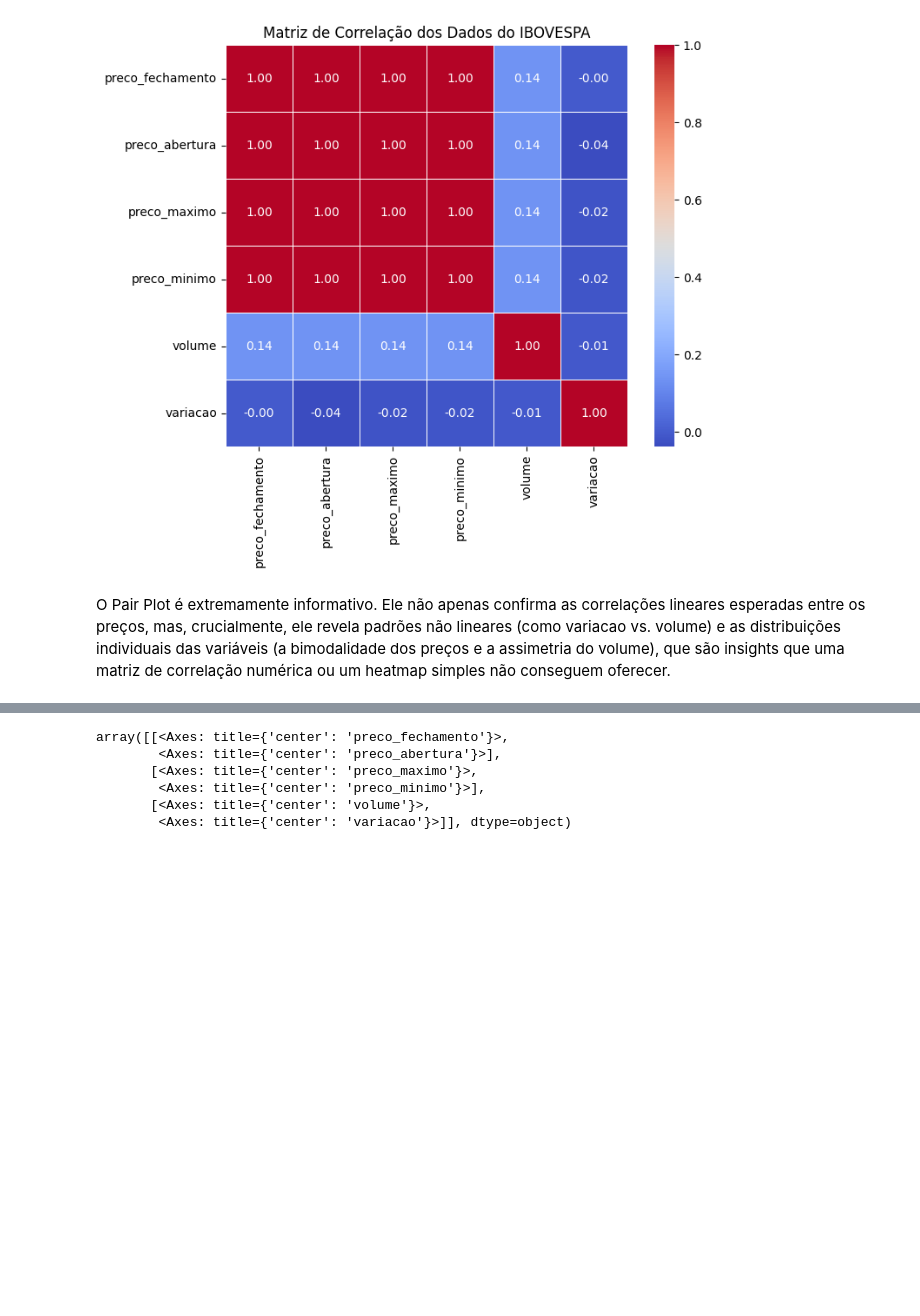
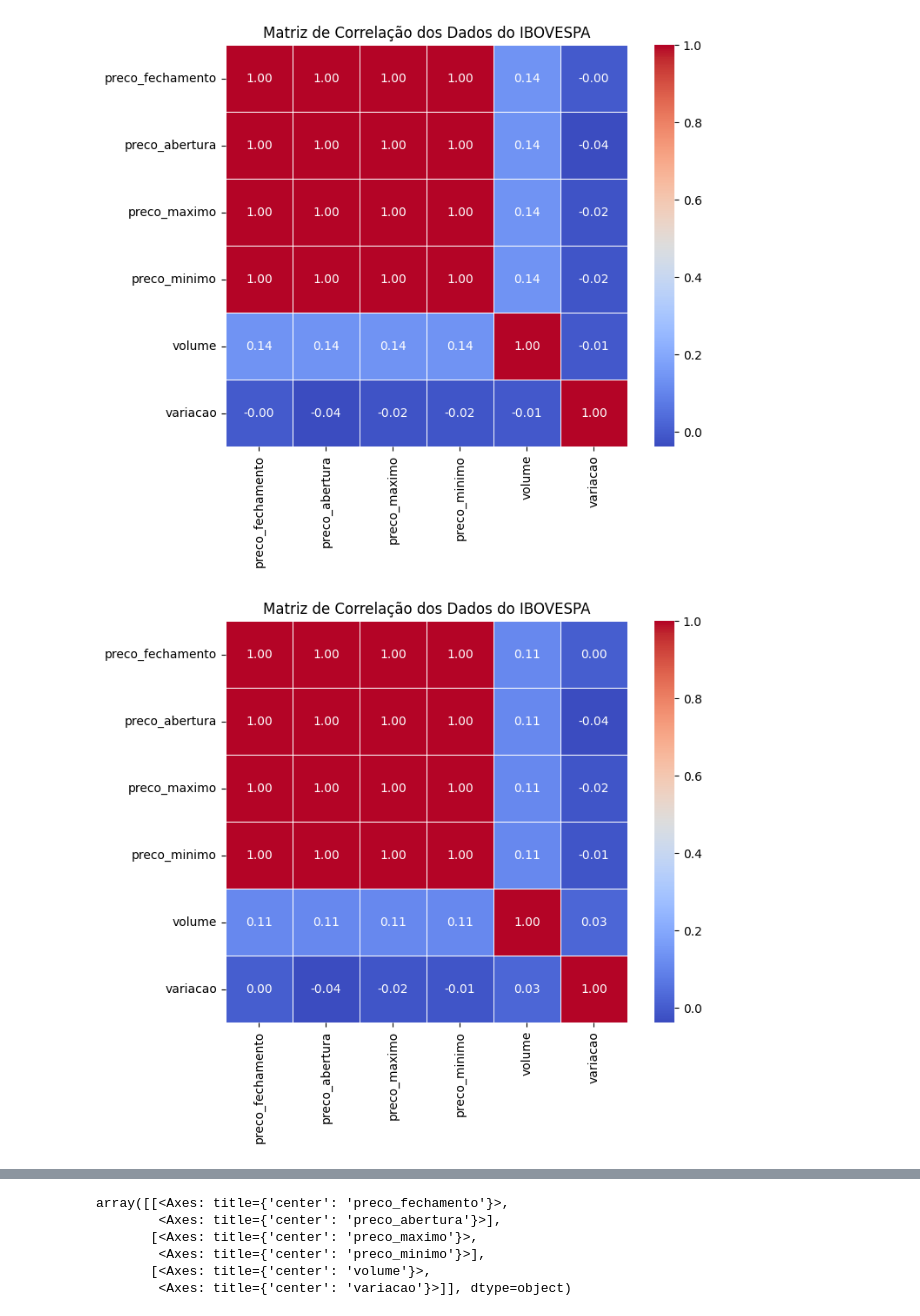
Before and after one commit to LohSilva/projeto_ibovespa, a Jupyter notebook: codigo/ibovespa.ipynb, the cells around one changed output, grey strips where cells are left out. Cells and saved outputs as stored; diff of their text form; code cells hidden in the pictures; blank space fills up the shorter version.

```diff
--- a/codigo/ibovespa.ipynb
+++ b/codigo/ibovespa.ipynb
@@ -363,7 +374,17 @@ plt.title('Matriz de Correlação dos Dados do IBOVESPA')
 plt.show()
 # %% [output]
 [figure]
-# %% [markdown]
-O Pair Plot é extremamente informativo. Ele não apenas confirma as correlações lineares esperadas entre os preços, mas, crucialmente, ele revela padrões não lineares (como variacao vs. volume) e as distribuições individuais das variáveis (a bimodalidade dos preços e a assimetria do volume), que são insights que uma matriz de correlação numérica ou um heatmap simples não conseguem oferecer.
+# %%
+#Correlação entre os dados utilizando o metodo Spearman
+#O método Spearman é usado para medir a correlação entre duas variáveis, considerando a relação monotônica entre elas, ou seja, se uma variável aumenta, a outra também tende a aumentar ou diminuir, independentemente de sua distribuição.
+correlation_matrix = df_ibovespa.corr(method='spearman')
+
+plt.figure(figsize=(8, 6))
+sb.heatmap(correlation_matrix, annot=True, fmt=".2f", cmap='coolwarm', square=True, linewidths=.5)
+
+plt.title('Matriz de Correlação dos Dados do IBOVESPA')
+plt.show()
+# %% [output]
+[figure, added]
 # %%
 #Usando pair plot para visualizar a relação entre as variáveis
```
Also changed, not shown: parts of 41 cells of this notebook.
